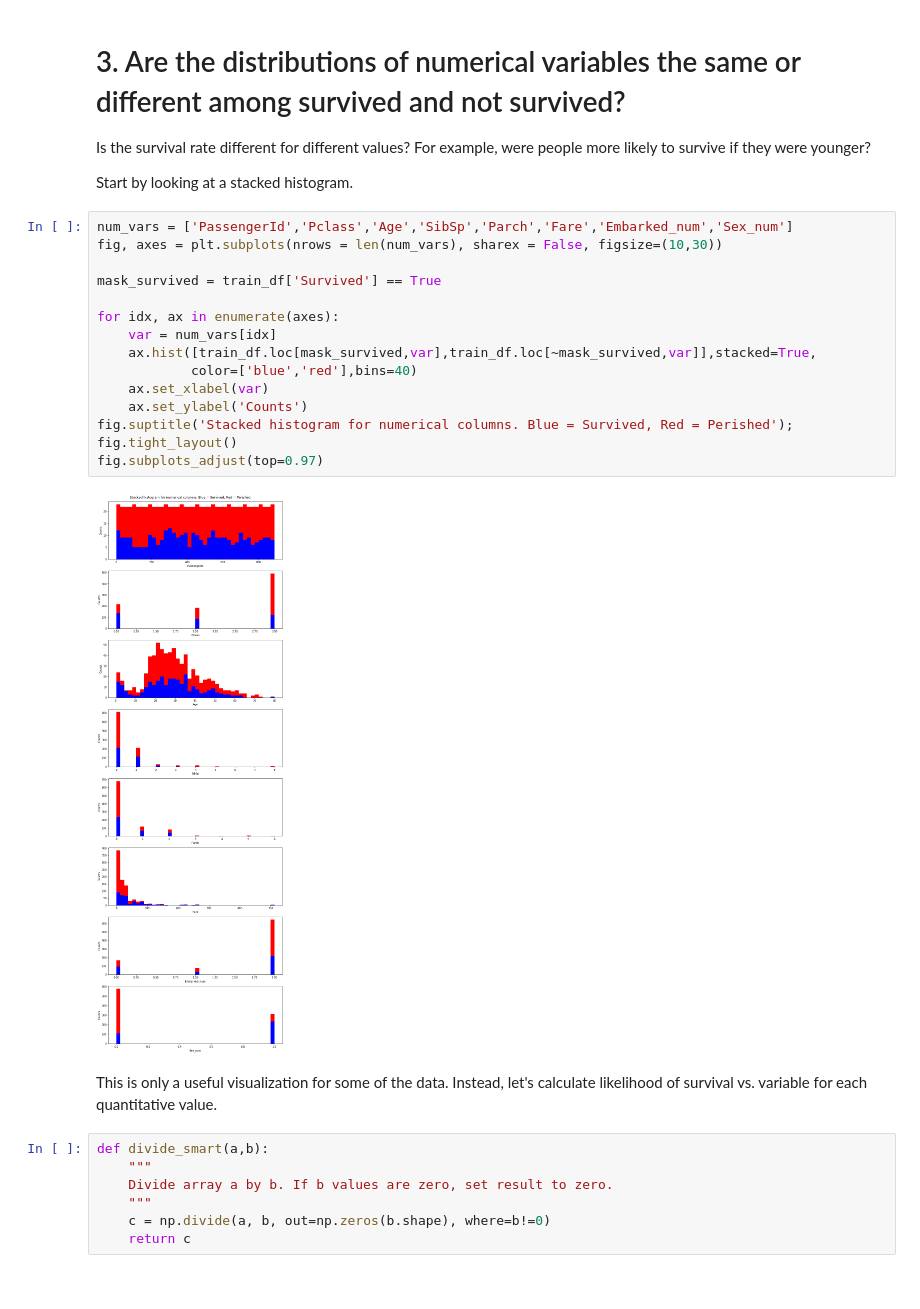
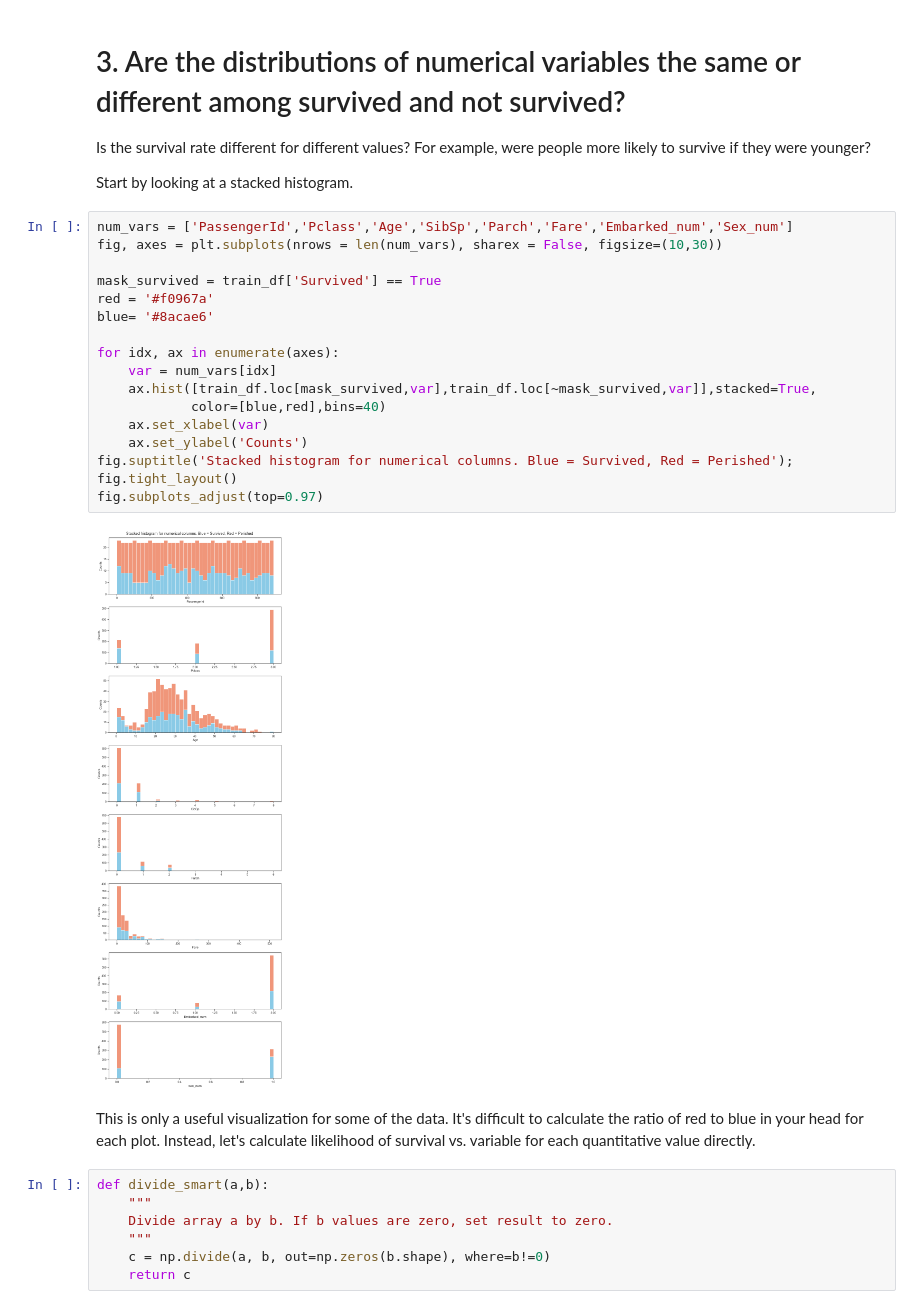
Before and after one commit to pfschus/titanic_pie, a Jupyter notebook: notebooks/pat_data_exploration.ipynb, the cells around one changed output. Drawn from its saved outputs; the diff is of its cells as text.

Commit message:
Finish data exploration

```diff
--- a/notebooks/pat_data_exploration.ipynb
+++ b/notebooks/pat_data_exploration.ipynb
@@ -220,22 +220,24 @@ Start by looking at a stacked histogram.
 # %%
 num_vars = ['PassengerId','Pclass','Age','SibSp','Parch','Fare','Embarked_num','Sex_num']
 fig, axes = plt.subplots(nrows = len(num_vars), sharex = False, figsize=(10,30))
 
 mask_survived = train_df['Survived'] == True
+red = '#f0967a'
+blue= '#8acae6'
 
 for idx, ax in enumerate(axes):
     var = num_vars[idx]
     ax.hist([train_df.loc[mask_survived,var],train_df.loc[~mask_survived,var]],stacked=True,
-            color=['blue','red'],bins=40)
+            color=[blue,red],bins=40)
     ax.set_xlabel(var)
     ax.set_ylabel('Counts')
 fig.suptitle('Stacked histogram for numerical columns. Blue = Survived, Red = Perished');
 fig.tight_layout()
 fig.subplots_adjust(top=0.97)
 # %% [output]
-[figure, old version]
+[figure, new version]
 # %% [markdown]
-This is only a useful visualization for some of the data. Instead, let's calculate likelihood of survival vs. variable for each quantitative value.
+This is only a useful visualization for some of the data. It's difficult to calculate the ratio of red to blue in your head for each plot. Instead, let's calculate likelihood of survival vs. variable for each quantitative value directly.
 # %%
 def divide_smart(a,b):
     """
```
Also changed, not shown: parts of 10 cells of this notebook.
